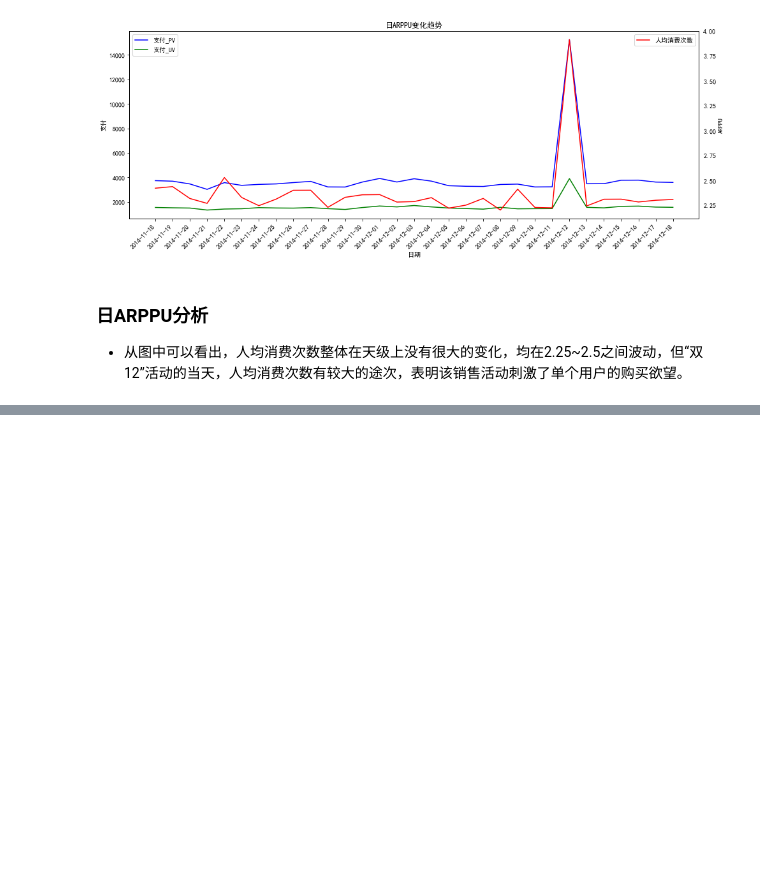
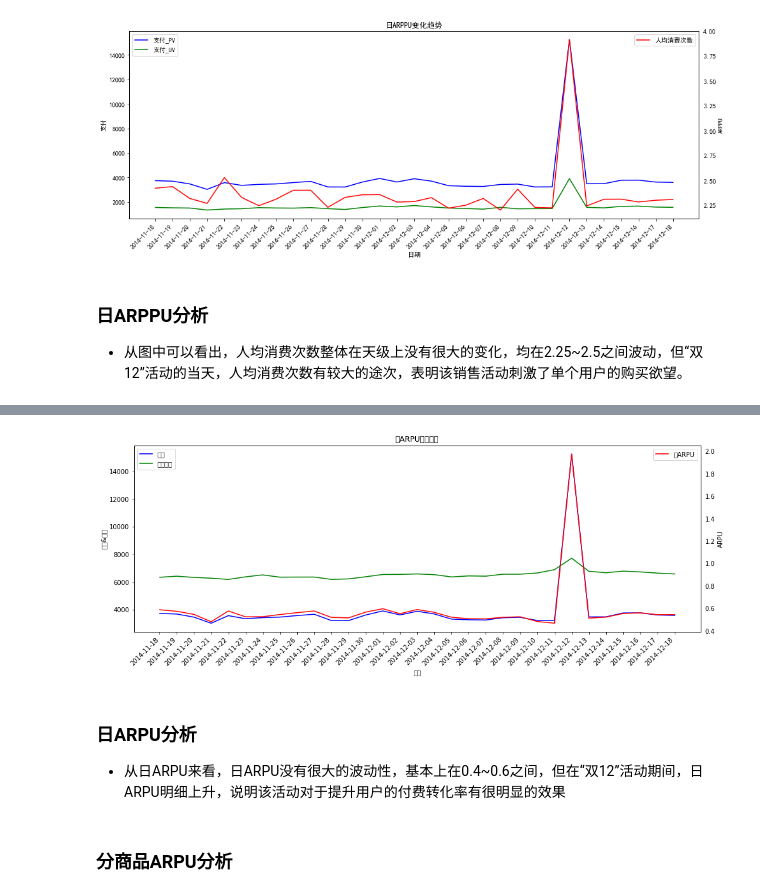
Before and after one commit to renjel/kesci, a Jupyter notebook: User Behavior Data on Taobao App/Untitled.ipynb, the cells around one changed output, grey strips where cells are left out. Drawn from its saved outputs; the diff is of its cells as text; code cells hidden in the pictures; blank space fills up the shorter version.

```diff
--- a/User Behavior Data on Taobao App/Untitled.ipynb
+++ b/User Behavior Data on Taobao App/Untitled.ipynb
@@ -330,0 +337,7 @@ plt.show()
+# %%
+# 活跃用户人数
+uv_view_day = data.groupby('day')['user_id'].nunique().to_frame()
+uv_view_day.columns = ['活跃用户']
+ARPU_day = uv_view_day.join(pv_day)[["支付","活跃用户"]]
+ARPU_day['日ARPU'] = ARPU_day['支付'] / ARPU_day['活跃用户']
+ARPU_day
@@ -330,0 +363,34 @@ plt.show()
+# %%
+# 日ARPU变化趋势
+# 设置图框的大小
+fig = plt.figure(figsize=(16,6))
+# 添加两个子图
+ax1 = fig.add_subplot(111)
+ax2 = ax1.twinx()
+ax1.set_xlabel('日期')
+# 添加数据
+ax1.plot(ARPU_day.index,ARPU_day["支付"],label = '支付',color='blue')
+ax1.plot(ARPU_day.index,ARPU_day["活跃用户"],label = '活跃用户',color='green')
+ax1.set_ylabel('次数&人数')
+ax2.plot(ARPU_day.index,ARPU_day["日ARPU"],label = '日ARPU',color='red')
+ax2.set_ylabel('ARPU')
+# 添加标题和坐标轴标签
+ax1.set_title('日ARPU变化趋势')
+
+# 剔除图框上边界和右边界的刻度
+ax1.tick_params(top = False, right = False)
+ax2.tick_params(top = False, right = False)
+# 让图例生效
+ax1.legend(loc='upper left')
+ax2.legend(loc='upper right')
+# x轴倾斜45度
+fig.autofmt_xdate(rotation = 45)
+
+plt.show()
+# %% [output]
+[figure, added]
+# %% [markdown]
+### 日ARPU分析
++ 从日ARPU来看，日ARPU没有很大的波动性，基本上在0.4~0.6之间，但在“双12”活动期间，日ARPU明细上升，说明该活动对于提升用户的付费转化率有很明显的效果
+# %% [markdown]
+### 分商品ARPU分析
```
Also changed, not shown: parts of 4 cells of this notebook.
